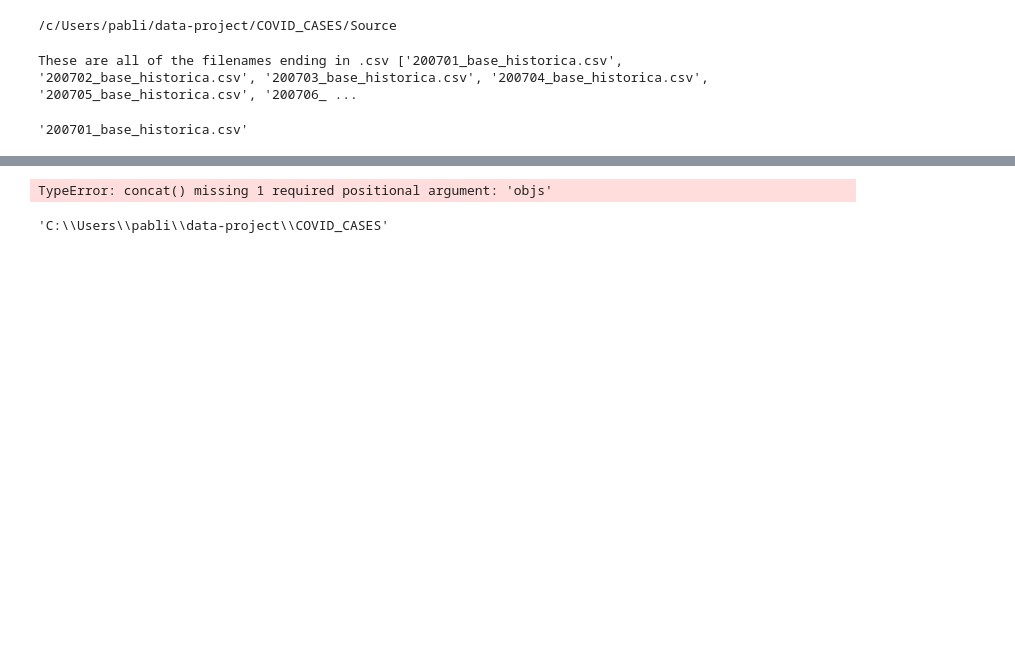
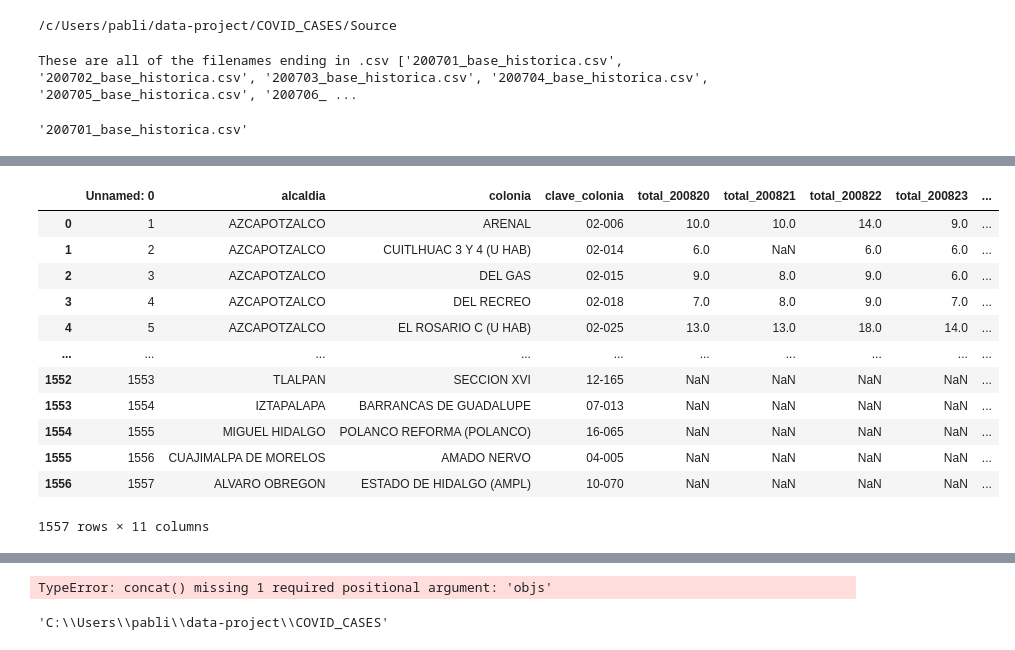
Before and after one commit to martinsingla/data-project, a Jupyter notebook: COVIDCASES (2).ipynb, the cells around one changed output, grey strips where cells are left out. Saved outputs shown, nothing was run; the diff lists cells and outputs as text; code cells hidden in the pictures; blank space fills up the shorter version.

```diff
--- a/COVIDCASES (2).ipynb
+++ b/COVIDCASES (2).ipynb
@@ -74,0 +76,17 @@ print(df.shape)
+# %%
+df2 = pd.read_csv('historico_sinave_sem1_ago20.csv')
+df2
+# %% [output]
+|  | Unnamed: 0 | alcaldia | colonia | clave_colonia | total_200820 | total_200821 | total_200822 | total_200823 | ... |
+| 0 | 1 | AZCAPOTZALCO | ARENAL | 02-006 | 10.0 | 10.0 | 14.0 | 9.0 | ... |
+| 1 | 2 | AZCAPOTZALCO | CUITLHUAC 3 Y 4 (U HAB) | 02-014 | 6.0 | NaN | 6.0 | 6.0 | ... |
+| 2 | 3 | AZCAPOTZALCO | DEL GAS | 02-015 | 9.0 | 8.0 | 9.0 | 6.0 | ... |
+| 3 | 4 | AZCAPOTZALCO | DEL RECREO | 02-018 | 7.0 | 8.0 | 9.0 | 7.0 | ... |
+| 4 | 5 | AZCAPOTZALCO | EL ROSARIO C (U HAB) | 02-025 | 13.0 | 13.0 | 18.0 | 14.0 | ... |
+| ... | ... | ... | ... | ... | ... | ... | ... | ... | ... |
+| 1552 | 1553 | TLALPAN | SECCION XVI | 12-165 | NaN | NaN | NaN | NaN | ... |
+| 1553 | 1554 | IZTAPALAPA | BARRANCAS DE GUADALUPE | 07-013 | NaN | NaN | NaN | NaN | ... |
+| 1554 | 1555 | MIGUEL HIDALGO | POLANCO REFORMA (POLANCO) | 16-065 | NaN | NaN | NaN | NaN | ... |
+| 1555 | 1556 | CUAJIMALPA DE MORELOS | AMADO NERVO | 04-005 | NaN | NaN | NaN | NaN | ... |
+| 1556 | 1557 | ALVARO OBREGON | ESTADO DE HIDALGO (AMPL) | 10-070 | NaN | NaN | NaN | NaN | ... |
+1557 rows × 11 columns
```
Also changed, not shown: parts of 29 cells of this notebook.
